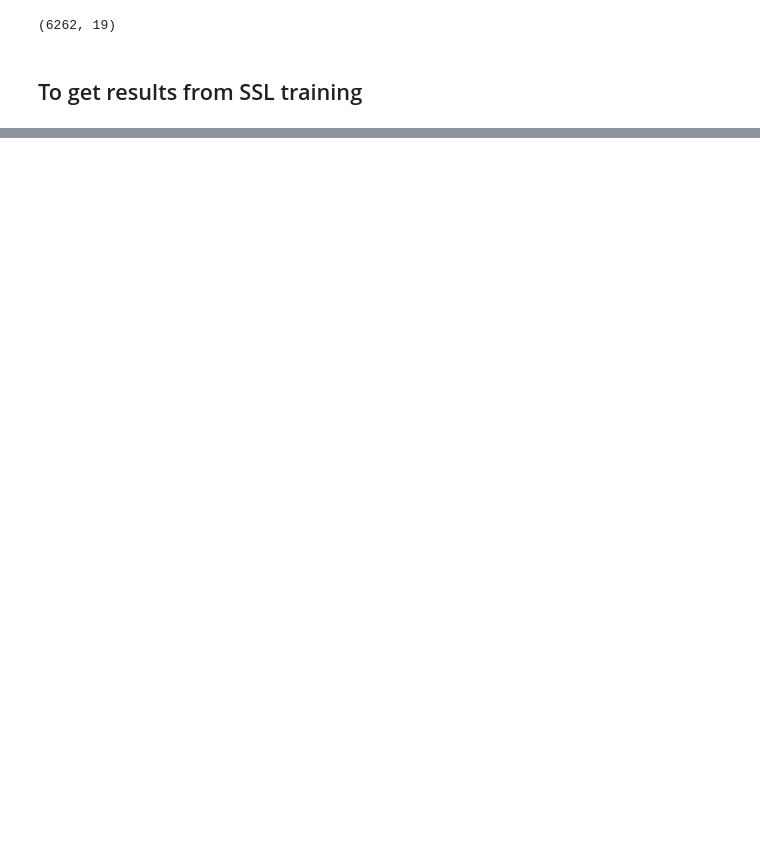
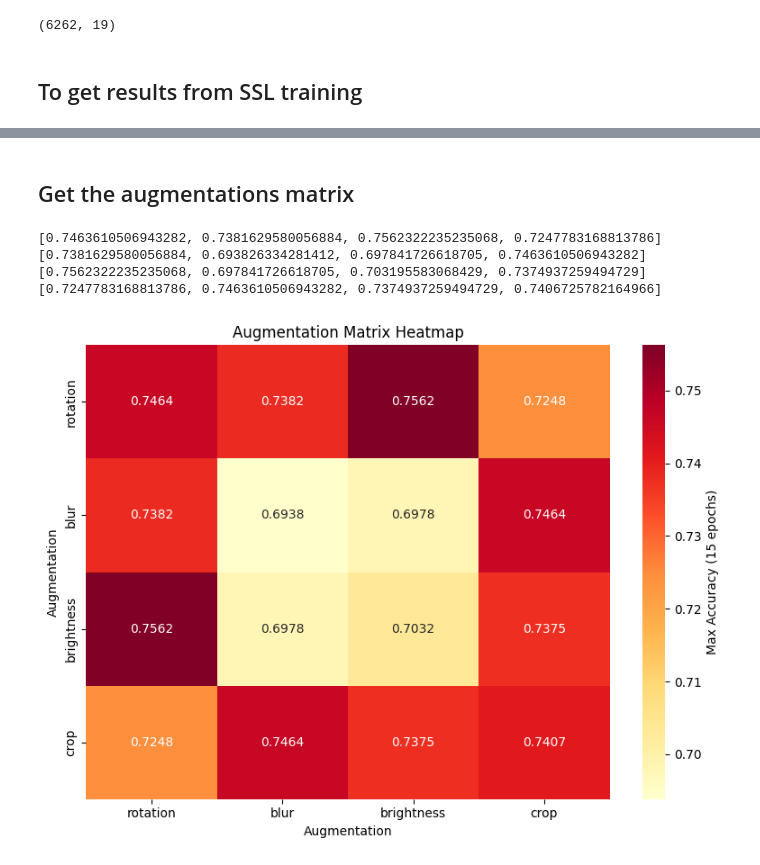
Before and after one commit to aurorapujols/tfg, a Jupyter notebook: home/apujols/code/notebooks/temp.ipynb, the cells around one changed output, grey strips where cells are left out. Cells and saved outputs as stored; diff of their text form; code cells hidden in the pictures; blank space fills up the shorter version.

Commit message:
Augmentations Heatmap: loaded pairwise results and constructed heatmap.

```diff
--- a/home/apujols/code/notebooks/temp.ipynb
+++ b/home/apujols/code/notebooks/temp.ipynb
@@ -62,0 +58,48 @@ Stop-epoch: 51
+# %% [markdown]
+## Get the augmentations matrix
+# %%
+import pandas as pd
+
+augmentation_matrix = [[None] * 4 for _ in range(4)]
+order = [(0,0), (1,1), (2,2), (3,3), (0,1), (1,2), (2,3), (0,2), (1,3), (0,3)]
+
+for i in range(10):
+    df = pd.read_csv(f"epochs_model_v1.6.{i+1}_256.csv", sep=";")
+    max_acc = float(df["accuracy"].max())
+    time = float(df["time"].sum())
+
+    augmentation_matrix[(order[i][0])][(order[i][1])] = max_acc
+
+for i in range(4):
+    for j in range(4):
+        augmentation_matrix[j][i] = augmentation_matrix[i][j]
+
+for row in augmentation_matrix:
+    print(row)
+# %% [output]
+[0.7463610506943282, 0.7381629580056884, 0.7562322235235068, 0.7247783168813786]
+[0.7381629580056884, 0.693826334281412, 0.697841726618705, 0.7463610506943282]
+[0.7562322235235068, 0.697841726618705, 0.703195583068429, 0.7374937259494729]
+[0.7247783168813786, 0.7463610506943282, 0.7374937259494729, 0.7406725782164966]
+# %%
+import matplotlib.pyplot as plt
+import seaborn as sns
+
+augmentations = ["rotation", "blur", "brightness", "crop"]
+
+# Create heatmap
+plt.figure(figsize=(8, 6))
+sns.heatmap(augmentation_matrix,
+            annot=True,
+            fmt='.4f',
+            cmap='YlOrRd',
+            xticklabels=augmentations,
+            yticklabels=augmentations,
+            cbar_kws={'label': 'Max Accuracy (15 epochs)'})
+plt.title('Augmentation Matrix Heatmap')
+plt.xlabel('Augmentation')
+plt.ylabel('Augmentation')
+plt.tight_layout()
+plt.show()
+# %% [output]
+[figure, added]
```
Also changed, not shown: parts of 4 cells of this notebook.
